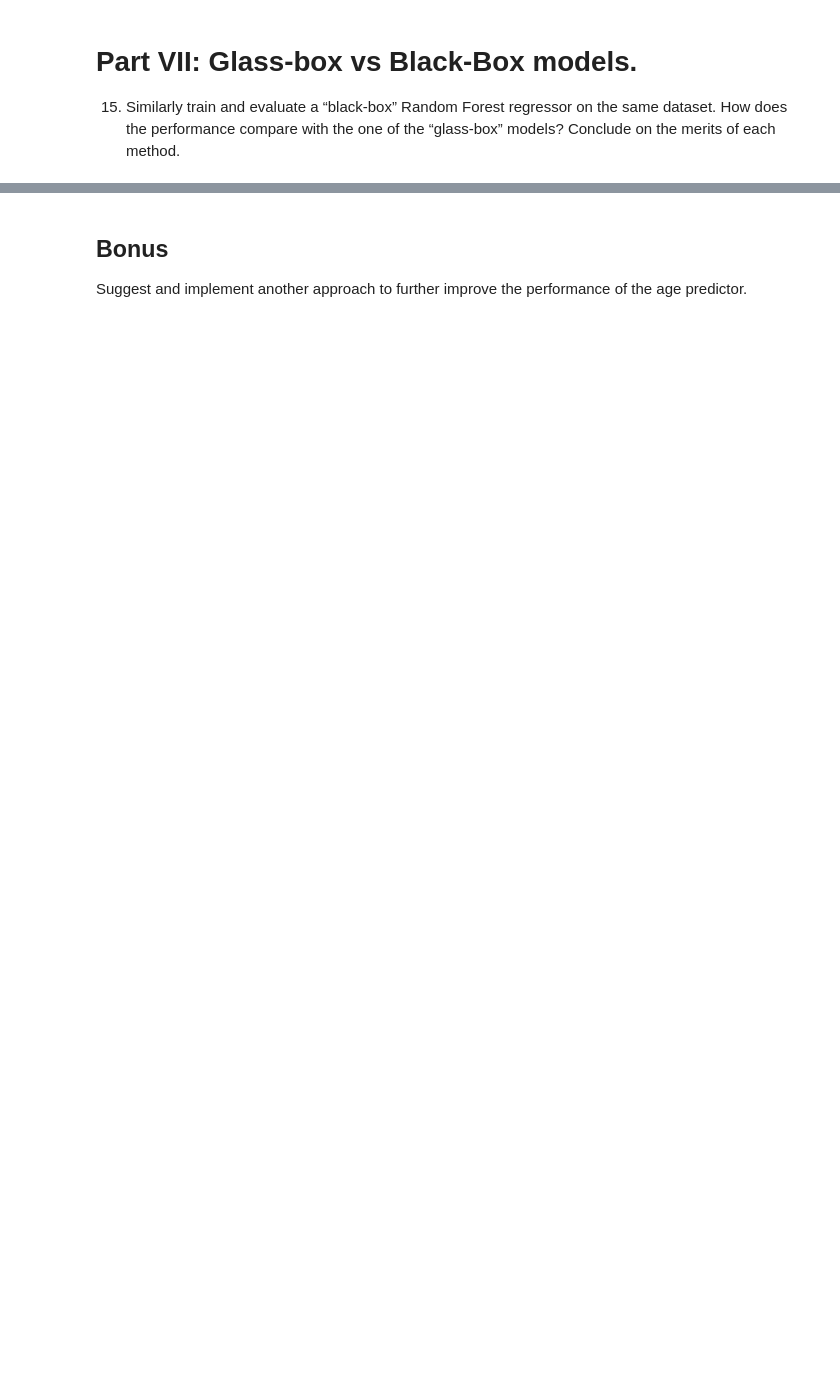
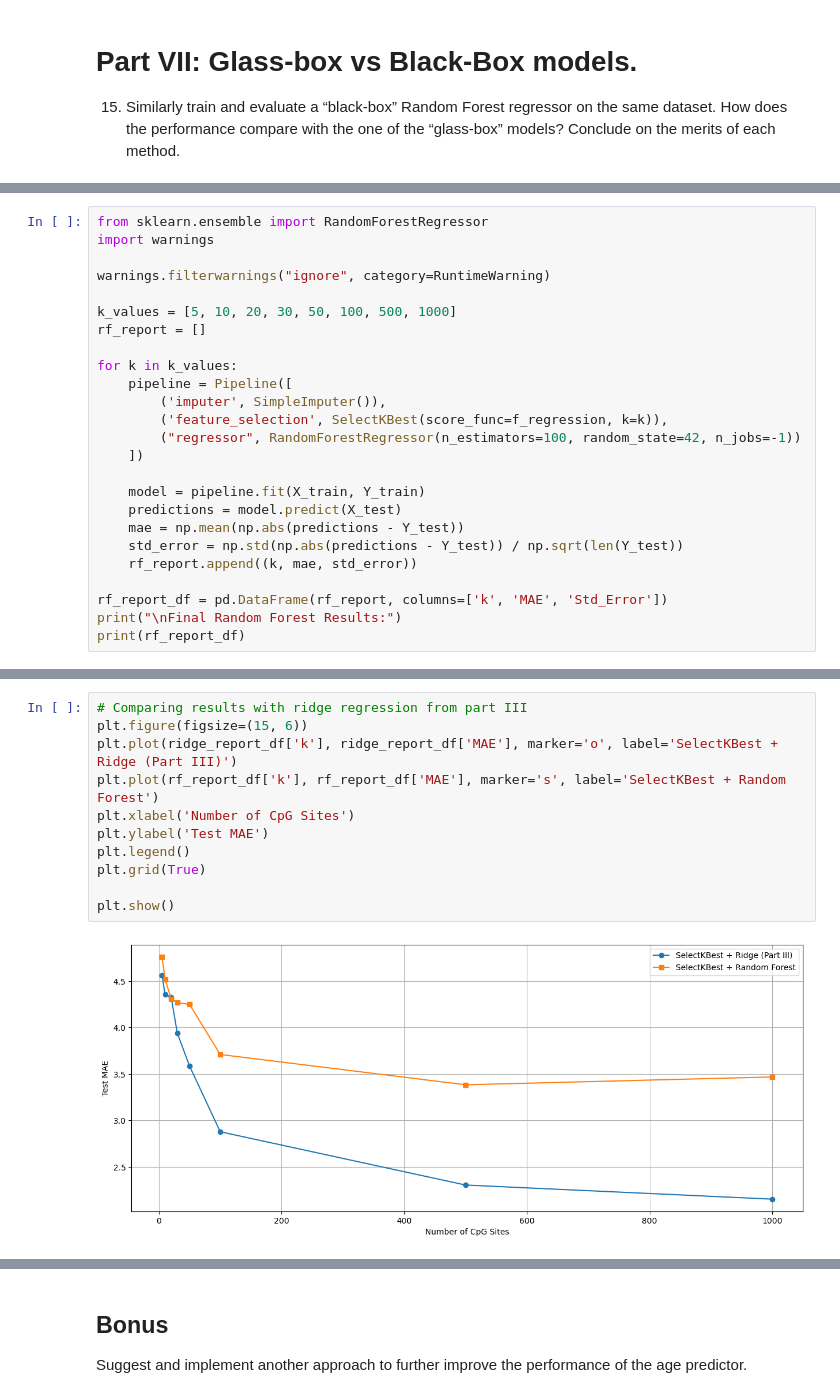
Before and after one commit to OvadiaOmer3/AdvTopicsML4CompBio, a Jupyter notebook: HW1/Homework_1.ipynb, the cells around one changed output, grey strips where cells are left out. Drawn from its saved outputs; the diff is of its cells as text; blank space fills up the shorter version.

```diff
--- a/HW1/Homework_1.ipynb
+++ b/HW1/Homework_1.ipynb
@@ -772,0 +725,25 @@ Random Forest MAE on test set: 4.9572
+# %%
+from sklearn.ensemble import RandomForestRegressor
+import warnings
+
+warnings.filterwarnings("ignore", category=RuntimeWarning)
+
+k_values = [5, 10, 20, 30, 50, 100, 500, 1000]
+rf_report = []
+
+for k in k_values:
+    pipeline = Pipeline([
+        ('imputer', SimpleImputer()),
+        ('feature_selection', SelectKBest(score_func=f_regression, k=k)),
+        ("regressor", RandomForestRegressor(n_estimators=100, random_state=42, n_jobs=-1))
+    ])
+
+    model = pipeline.fit(X_train, Y_train)
+    predictions = model.predict(X_test)
+    mae = np.mean(np.abs(predictions - Y_test))
+    std_error = np.std(np.abs(predictions - Y_test)) / np.sqrt(len(Y_test))
+    rf_report.append((k, mae, std_error))
+
+rf_report_df = pd.DataFrame(rf_report, columns=['k', 'MAE', 'Std_Error'])
+print("\nFinal Random Forest Results:")
+print(rf_report_df)
@@ -773 +761,14 @@ Random Forest MAE on test set: 4.9572
+# %%
+# Comparing results with ridge regression from part III
+plt.figure(figsize=(15, 6))
+plt.plot(ridge_report_df['k'], ridge_report_df['MAE'], marker='o', label='SelectKBest + Ridge (Part III)')
+plt.plot(rf_report_df['k'], rf_report_df['MAE'], marker='s', label='SelectKBest + Random Forest')
+plt.xlabel('Number of CpG Sites')
+plt.ylabel('Test MAE')
+plt.legend()
+plt.grid(True)
+
+plt.show()
+# %% [output]
+[figure, added]
 # %% [markdown]
```
Also changed, not shown: parts of 32 cells of this notebook.
